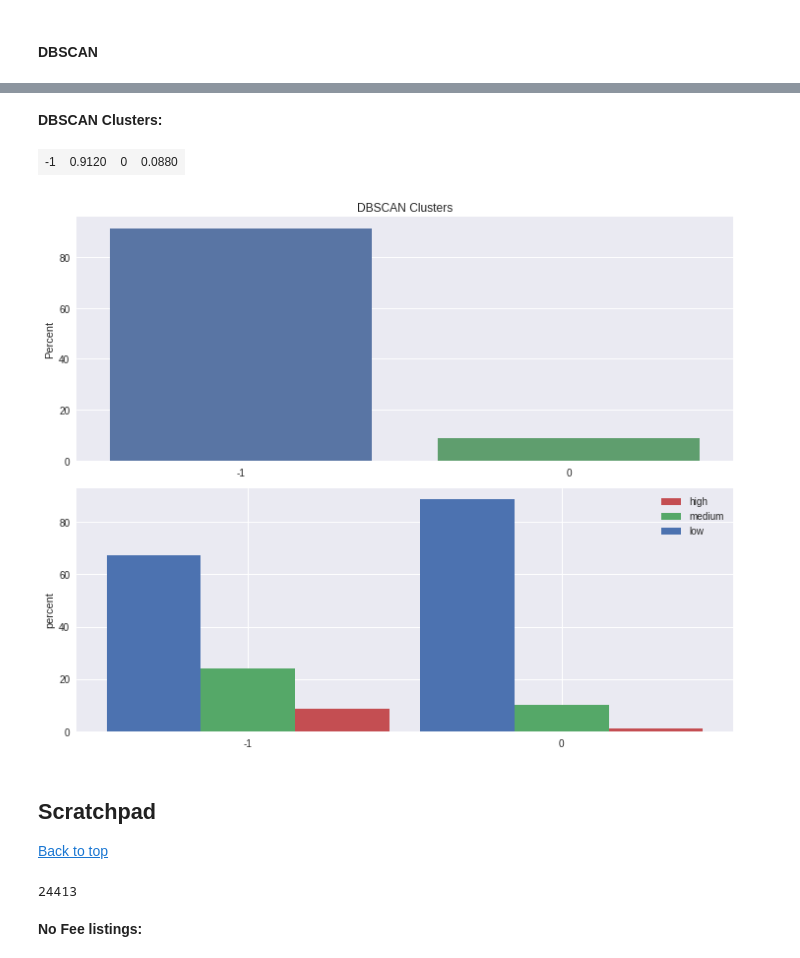
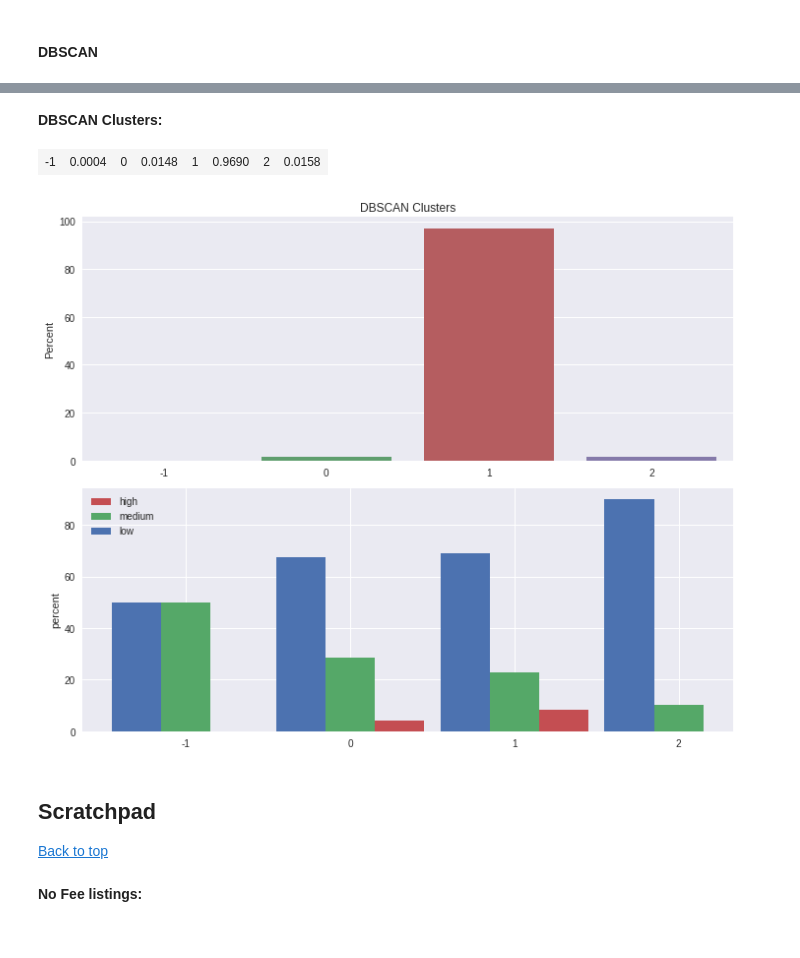
Before and after one commit to dextersealy/metis-projects, a Jupyter notebook: data_exploration.ipynb, the cells around one changed output, grey strips where cells are left out. Saved outputs shown, nothing was run; the diff lists cells and outputs as text; code cells hidden in the pictures.

```diff
--- a/data_exploration.ipynb
+++ b/data_exploration.ipynb
@@ -764,6 +740,6 @@ pp_dict(topics, rows=6)
 # %%
-df['clusters'] = np.argmax(nmf_factors, axis=1)
-feature_hist(df, 'clusters', title='NMF (n_components=22)', xlabel='Cluster')
-pp_counts(df.clusters.value_counts(normalize=True), caption='NMF Clusters:', rows=3)
+df['nmf_clusters'] = np.argmax(nmf_factors, axis=1)
+feature_hist(df, 'nmf_clusters', title='NMF (n_components=22)', xlabel='Cluster')
+pp_counts(df.nmf_clusters.value_counts(normalize=True), caption='NMF Clusters:', rows=3)
 # %% [output]
 NMF Clusters:
@@ -804,6 +780,7 @@ plt.show()
 # %%
 %%time
-params = { 'n_clusters' : 7, 'linkage' : 'ward' }
+ward_total = 20000
+params = { 'n_clusters' : 6, 'linkage' : 'ward' }
 ward = AgglomerativeClustering(**params)
-ward.fit(tfidf_matrix[:20000].toarray())
+ward.fit(tfidf_matrix[:ward_total].toarray())
 # %% [output]
@@ -812,8 +800,6 @@ Wall time: 7min 47s
 # %%
-clusters = ward.labels_.tolist()
-temp = df[:20000].copy()
-temp['clusters'] = clusters
-feature_hist(temp, 'clusters', 'Ward Clusters')
-pp_counts(temp.clusters.value_counts(normalize=True), caption='Ward Clusters:')
+df['ward_clusters'] = np.append(ward.labels_, [np.nan]*(len(df)-ward_total))
+feature_hist(df, 'ward_clusters', 'Ward Clusters')
+pp_counts(df.ward_clusters.value_counts(normalize=True), caption='Ward Clusters:')
 # %% [output]
 Ward Clusters:
@@ -824,6 +878,10 @@ Ward Clusters:
 # %%
 %%time
-params = { 'eps' : 0.5, 'min_samples' : 20, 'n_jobs' : -1 }
+from sklearn.preprocessing import StandardScaler
+params = { 'eps' : 5.0, 'min_samples' : 4, 'n_jobs' : -1}
+n_clusters = []
+#for eps in range(900, 1000):
+#    params['eps']=eps/1000.0
 dbscan = DBSCAN(**params)
-dbscan.fit(tfidf_matrix[:1000])
-clusters = dbscan.labels_
+dbscan.fit(tfidf_normed)
+#    n_clusters.append(len(dbscan.labels_))
@@ -833,12 +888,13 @@ Wall time: 911 ms
 # %%
-temp = df[:1000].copy()
+clusters = dbscan.labels_
+temp = df[:5000].copy()
 temp['clusters'] = clusters
 feature_hist(temp, 'clusters', 'DBSCAN Clusters')
 pp_counts(temp.clusters.value_counts(normalize=True), caption='DBSCAN Clusters:')
 # %% [output]
 DBSCAN Clusters:
-| -1 | 0.9120 | 0 | 0.0880 |
+| -1 | 0.0004 | 0 | 0.0148 | 1 | 0.9690 | 2 | 0.0158 |
-[figure, old version]
+[figure, new version]
 # %% [markdown]
 ## Scratchpad
 [Back to top](#Sections)
@@ -848,7 +901,3 @@ tfidf_normed = normalize(tfidf_matrix)
-# %%
-len(unique_words)
-# %% [output]
-24413
 # %%
 pos = 0
 # %%
```
Also changed, not shown: parts of 36 cells of this notebook, 2 other files.
